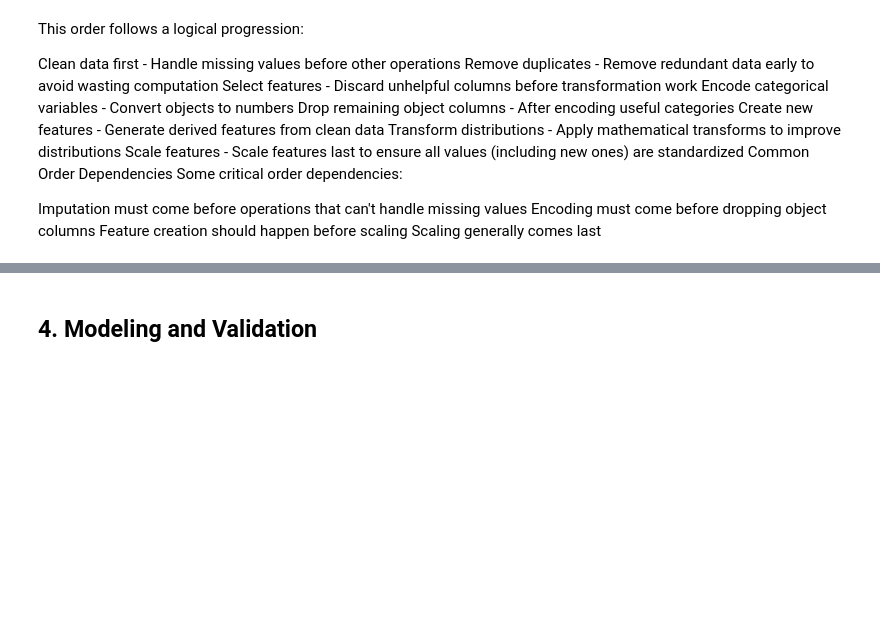
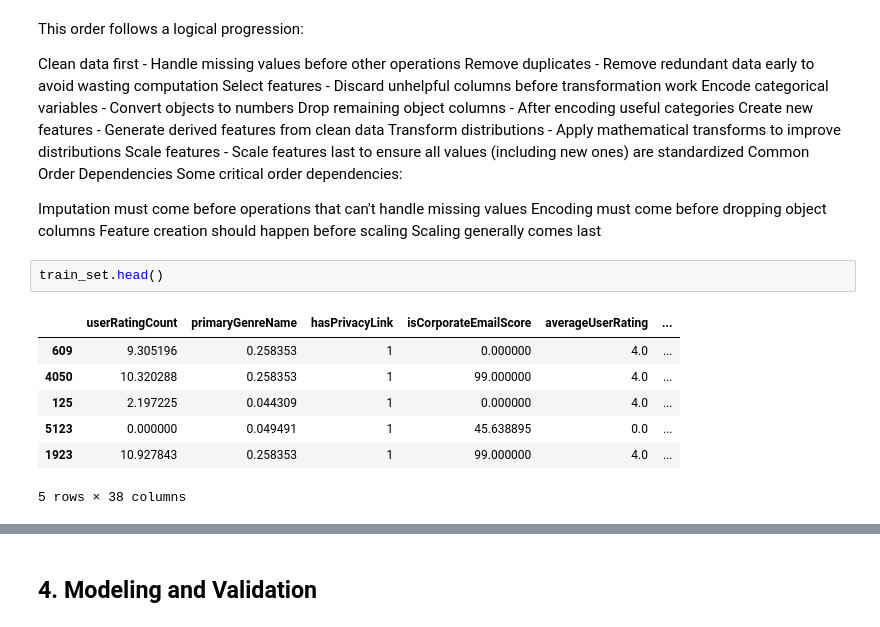
Before and after one commit to Reasondro/FindIT, a Jupyter notebook: Find_IT_Ale_New.ipynb, the cells around one changed output, grey strips where cells are left out. Saved outputs shown, nothing was run; the diff lists cells and outputs as text; blank space fills up the shorter version.

```diff
--- a/Find_IT_Ale_New.ipynb
+++ b/Find_IT_Ale_New.ipynb
@@ -1494,3 +2000,13 @@ Imputation must come before operations that can't handle missing values
 Encoding must come before dropping object columns
 Feature creation should happen before scaling
 Scaling generally comes last
+# %%
+train_set.head()
+# %% [output]
+|  | userRatingCount | primaryGenreName | hasPrivacyLink | isCorporateEmailScore | averageUserRating | ... |
+| 609 | 9.305196 | 0.258353 | 1 | 0.000000 | 4.0 | ... |
+| 4050 | 10.320288 | 0.258353 | 1 | 99.000000 | 4.0 | ... |
+| 125 | 2.197225 | 0.044309 | 1 | 0.000000 | 4.0 | ... |
+| 5123 | 0.000000 | 0.049491 | 1 | 45.638895 | 0.0 | ... |
+| 1923 | 10.927843 | 0.258353 | 1 | 99.000000 | 4.0 | ... |
+5 rows × 38 columns
```
Also changed, not shown: parts of 24 cells of this notebook.
